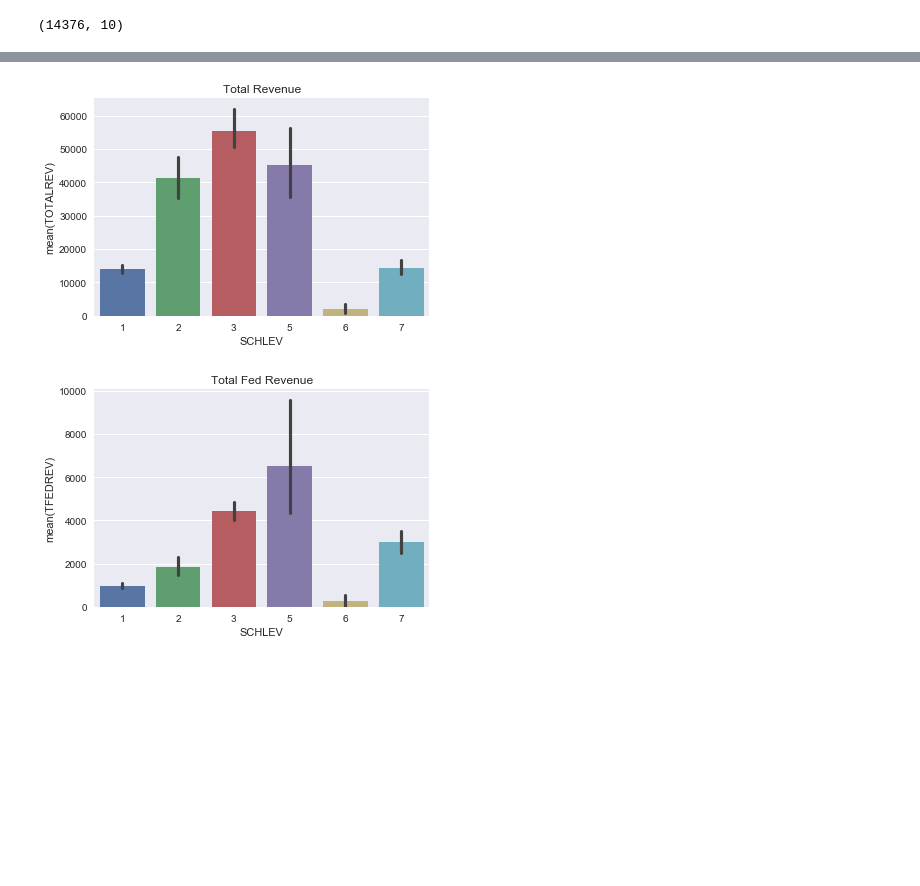
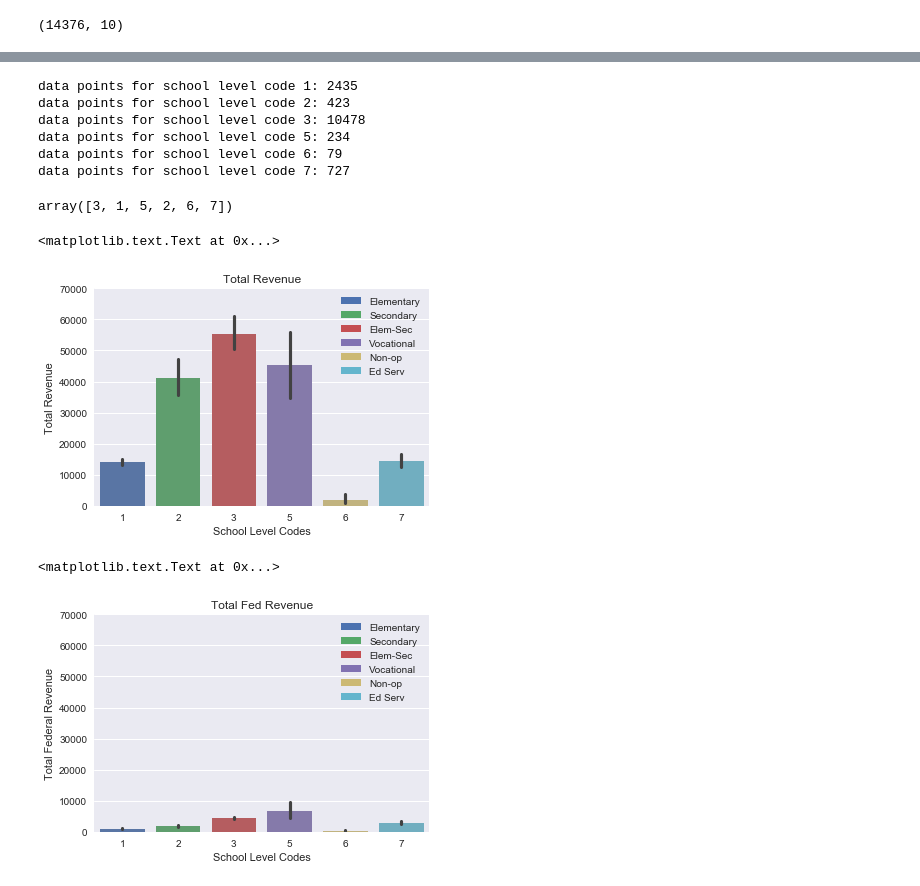
Before and after one commit to sophi-li/DSD_Project1, a Jupyter notebook: P1_School.ipynb, the cells around one changed output, grey strips where cells are left out. Drawn from its saved outputs; the diff is of its cells as text; code cells hidden in the pictures; blank space fills up the shorter version.

```diff
--- a/P1_School.ipynb
+++ b/P1_School.ipynb
@@ -81,8 +55,48 @@ array([3, 1, 5, 2, 6, 7])
-# %%
-TR = sns.barplot(clean_df.SCHLEV, clean_df.TOTALREV).set_title('Total Revenue')
-# %% [output]
-[figure, removed]
-# %%
-FED = sns.barplot(clean_df.SCHLEV, clean_df.TFEDREV).set_title('Total Fed Revenue')
-# %% [output]
-[figure, removed]
+# %%
+print("data points for school level code 1:", sum(clean_df['SCHLEV'] == 1))
+print("data points for school level code 2:", sum(clean_df['SCHLEV'] == 2))
+print("data points for school level code 3:", sum(clean_df['SCHLEV'] == 3))
+print("data points for school level code 5:", sum(clean_df['SCHLEV'] == 5))
+print("data points for school level code 6:", sum(clean_df['SCHLEV'] == 6))
+print("data points for school level code 7:", sum(clean_df['SCHLEV'] == 7))
+# %% [output]
+data points for school level code 1: 2435
+data points for school level code 2: 423
+data points for school level code 3: 10478
+data points for school level code 5: 234
+data points for school level code 6: 79
+data points for school level code 7: 727
+# %%
+clean_df.SCHLEV.unique()
+# %% [output]
+array([3, 1, 5, 2, 6, 7])
+# %%
+TR = sns.barplot(clean_df.SCHLEV, clean_df.TOTALREV).set_title('Total Revenue')
+b1 = bar([0, 1, 2], [0.2, 0.3, 0.1], width=0.4, align="center")
+b2 = bar([0, 1, 2], [0.2, 0.3, 0.1], width=0.4, align="center")
+b3 = bar([0, 1, 2], [0.2, 0.3, 0.1], width=0.4, align="center")
+b5 = bar([0, 1, 2], [0.2, 0.3, 0.1], width=0.4, align="center")
+b6 = bar([0, 1, 2], [0.2, 0.3, 0.1], width=0.4, align="center")
+b7 = bar([0, 1, 2], [0.2, 0.3, 0.1], width=0.4, align="center")
+l1 = legend([b1, b2, b3, b5, b6, b7], ["Elementary", "Secondary", "Elem-Sec", "Vocational", "Non-op", "Ed Serv"])
+plt.ylim(0, 70000)
+plt.xlabel('School Level Codes')
+plt.ylabel('Total Revenue')
+# %% [output]
+<matplotlib.text.Text at 0x...>
+[figure, added]
+# %%
+FED = sns.barplot(clean_df.SCHLEV, clean_df.TFEDREV).set_title('Total Fed Revenue')
+b1 = bar([0, 1, 2], [0.2, 0.3, 0.1], width=0.4, align="center")
+b2 = bar([0, 1, 2], [0.2, 0.3, 0.1], width=0.4, align="center")
+b3 = bar([0, 1, 2], [0.2, 0.3, 0.1], width=0.4, align="center")
+b5 = bar([0, 1, 2], [0.2, 0.3, 0.1], width=0.4, align="center")
+b6 = bar([0, 1, 2], [0.2, 0.3, 0.1], width=0.4, align="center")
+b7 = bar([0, 1, 2], [0.2, 0.3, 0.1], width=0.4, align="center")
+l1 = legend([b1, b2, b3, b5, b6, b7], ["Elementary", "Secondary", "Elem-Sec", "Vocational", "Non-op", "Ed Serv"])
+plt.ylim(0, 70000)
+plt.xlabel('School Level Codes')
+plt.ylabel('Total Federal Revenue')
+# %% [output]
+<matplotlib.text.Text at 0x...>
+[figure, added]
```
Also changed, not shown: parts of 37 cells of this notebook.
